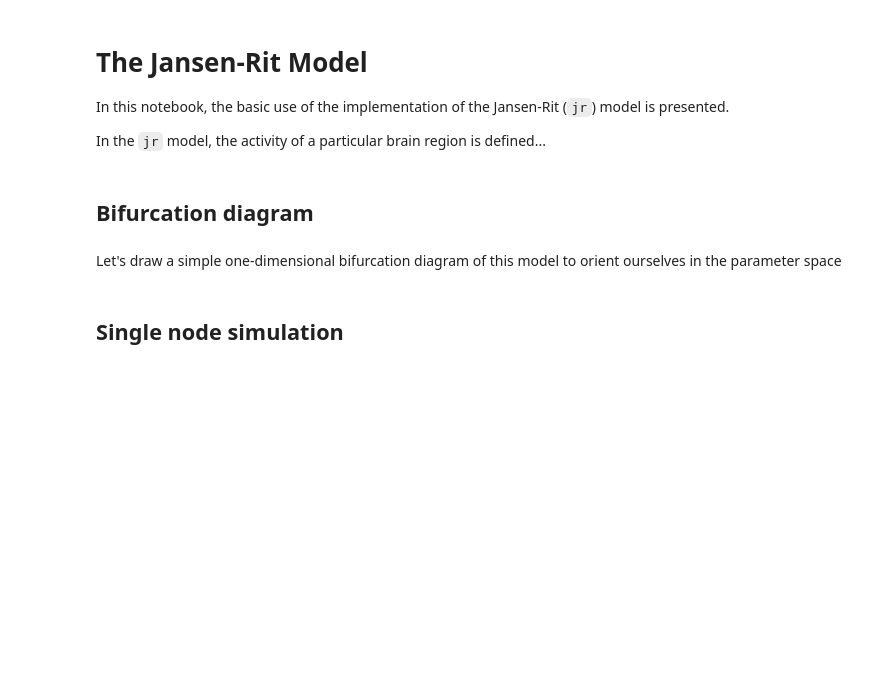
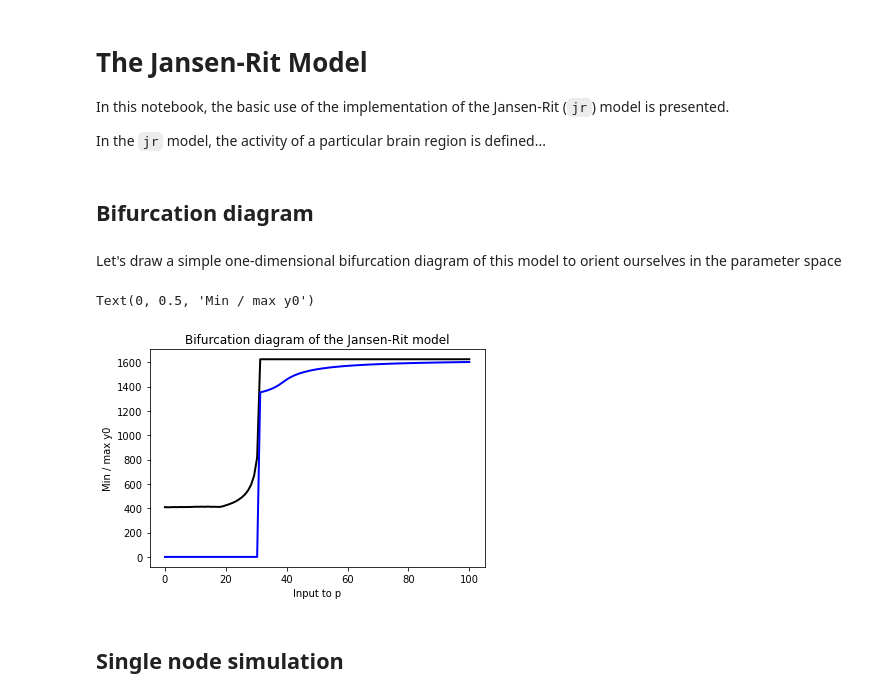
Before and after one commit to guhanou/neurolib, a Jupyter notebook: examples/example-0.9-jr.ipynb, the cells around one changed output. Drawn from its saved outputs; the diff is of its cells as text; code cells hidden in the pictures; blank space fills up the shorter version.

```diff
--- a/examples/example-0.9-jr.ipynb
+++ b/examples/example-0.9-jr.ipynb
@@ -32,10 +29,13 @@ model.params['duration'] = 2.0*1000
 # %% [markdown]
 Let's draw a simple one-dimensional bifurcation diagram of this model to orient ourselves in the parameter space
 # %%
+model = JRModel()
+model.params['duration'] = 2.0*1000
 max_y0 = []
 min_y0 = []
 # these are the different input values that we want to scan
-p_inputs = np.linspace(120, 320, 10)
+# p_input statisch nehmen (p_ext_start_value)
+p_inputs = np.linspace(0, 100, 100)
 for p_ext in p_inputs:
     # Note: this has to be a vector since it is input for all nodes
     # (but we have only one node in this example)
@@ -47,10 +47,13 @@ for p_ext in p_inputs:
     min_y0.append(np.min(model.y0[0, -int(1000/model.params['dt']):]))
 # %%
 plt.plot(p_inputs, max_y0, c='k', lw = 2)
-plt.plot(p_inputs, min_y0, c='k', lw = 2)
+plt.plot(p_inputs, min_y0, c='b', lw = 2)
 plt.title("Bifurcation diagram of the Jansen-Rit model")
 plt.xlabel("Input to p")
 plt.ylabel("Min / max y0")
+# %% [output]
+Text(0, 0.5, 'Min / max y0')
+[figure, added]
 # %% [markdown]
 ## Single node simulation
 # %%
```
Also changed, not shown: parts of 5 cells of this notebook, 1 other file.
